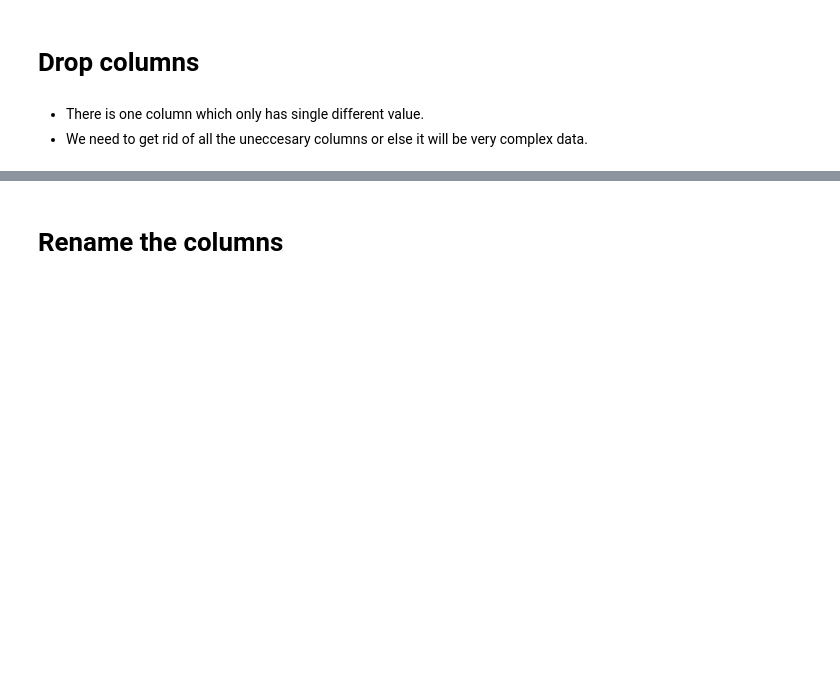
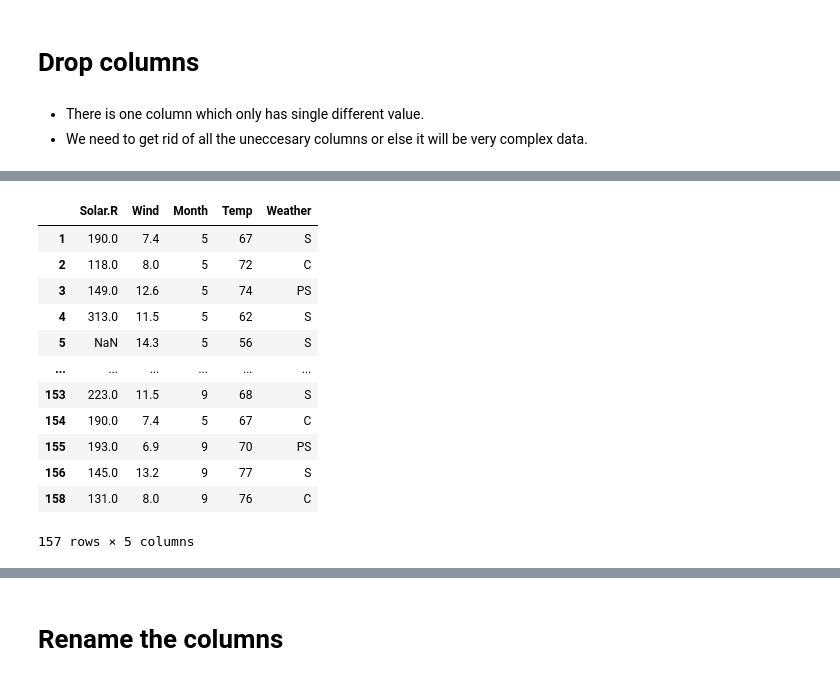
Before and after one commit to aishwaryamate/April24_Batch, a Jupyter notebook: Machine Learning/EDA/EDA- 1.ipynb, the cells around one changed output, grey strips where cells are left out. Drawn from its saved outputs; the diff is of its cells as text; code cells hidden in the pictures; blank space fills up the shorter version.

```diff
--- a/Machine Learning/EDA/EDA- 1.ipynb
+++ b/Machine Learning/EDA/EDA- 1.ipynb
@@ -161,2 +338,16 @@ df.head()
 # %%
-df.head()
+df.drop(columns=['Ozone','Day'])
+# %% [output]
+|  | Solar.R | Wind | Month | Temp | Weather |
+| 1 | 190.0 | 7.4 | 5 | 67 | S |
+| 2 | 118.0 | 8.0 | 5 | 72 | C |
+| 3 | 149.0 | 12.6 | 5 | 74 | PS |
+| 4 | 313.0 | 11.5 | 5 | 62 | S |
+| 5 | NaN | 14.3 | 5 | 56 | S |
+| ... | ... | ... | ... | ... | ... |
+| 153 | 223.0 | 11.5 | 9 | 68 | S |
+| 154 | 190.0 | 7.4 | 5 | 67 | C |
+| 155 | 193.0 | 6.9 | 9 | 70 | PS |
+| 156 | 145.0 | 13.2 | 9 | 77 | S |
+| 158 | 131.0 | 8.0 | 9 | 76 | C |
+157 rows × 5 columns
```
Also changed, not shown: parts of 32 cells of this notebook.
